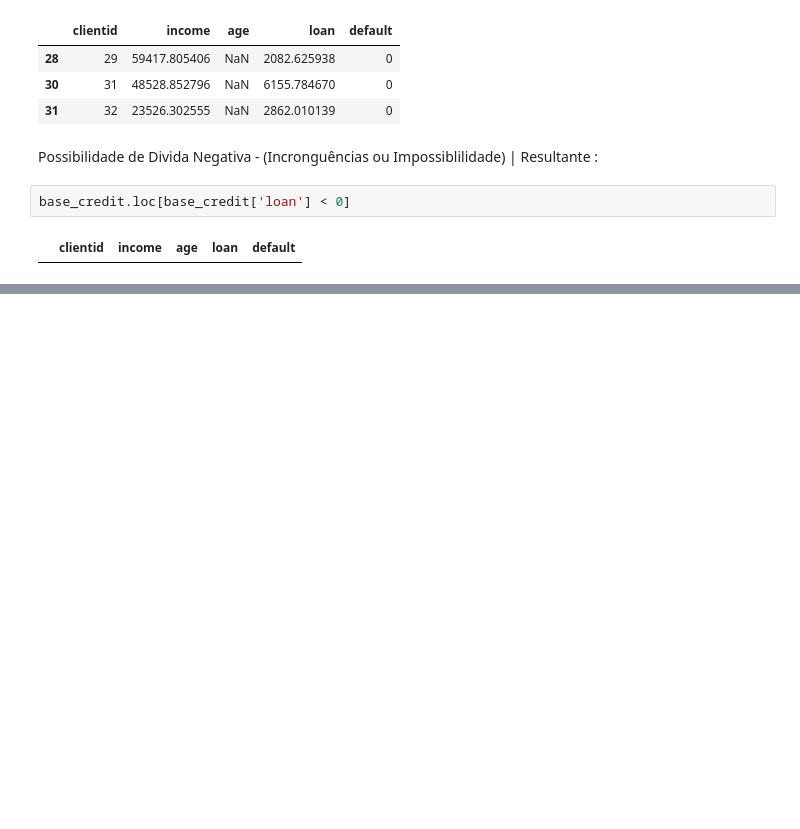
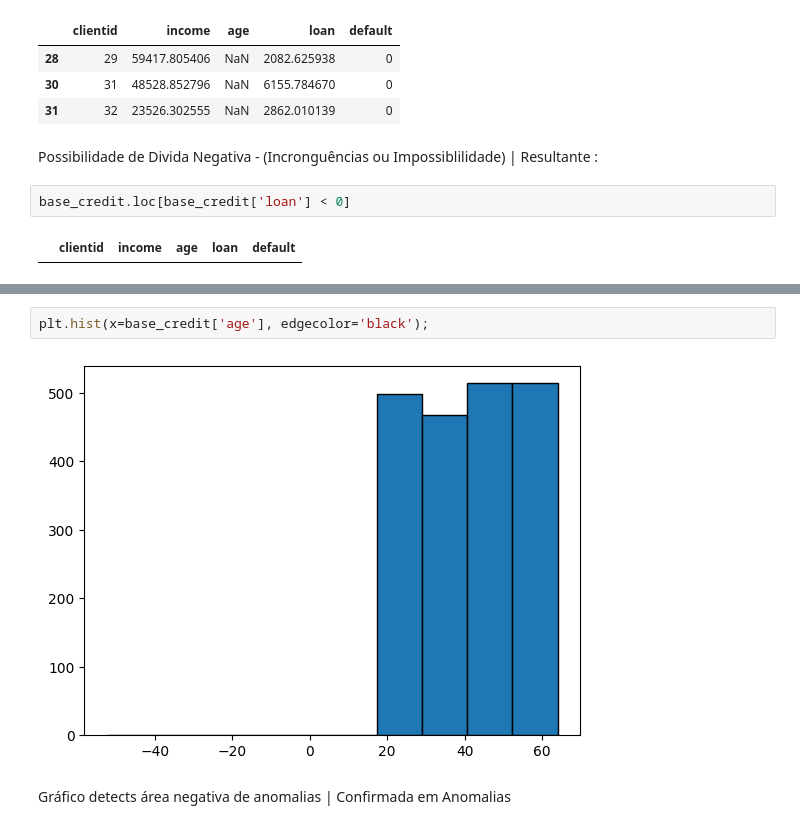
Before and after one commit to Pedro4Albuquerque/am-t4-s1a2026t2, a Jupyter notebook: aula0704_amt4.ipynb, the cells around one changed output, grey strips where cells are left out. Saved outputs shown, nothing was run; the diff lists cells and outputs as text; blank space fills up the shorter version.

```diff
--- a/aula0704_amt4.ipynb
+++ b/aula0704_amt4.ipynb
@@ -94,0 +120,6 @@ base_credit.loc[base_credit['loan'] < 0]
+# %%
+plt.hist(x=base_credit['age'], edgecolor='black');
+# %% [output]
+[figure, added]
+# %% [markdown]
+Gráfico detects área negativa de anomalias | Confirmada em Anomalias
```
Also changed, not shown: parts of 10 cells of this notebook.
